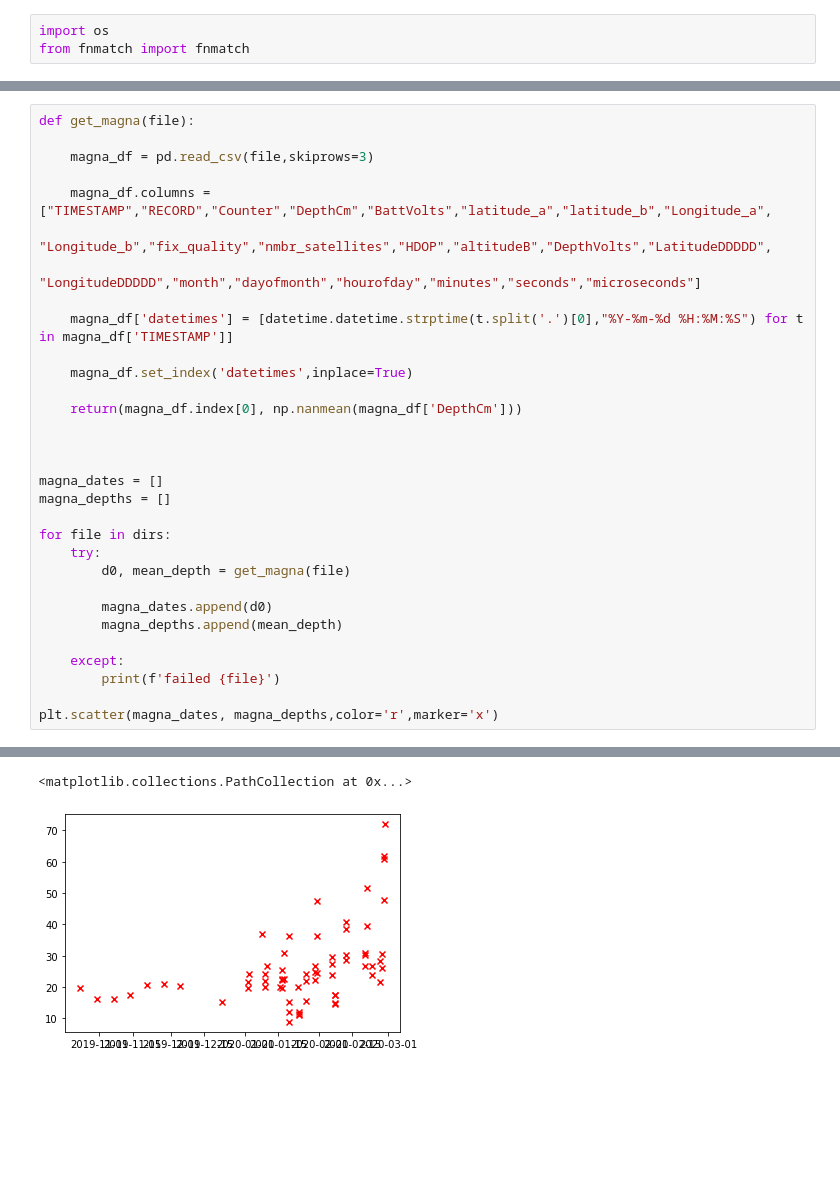
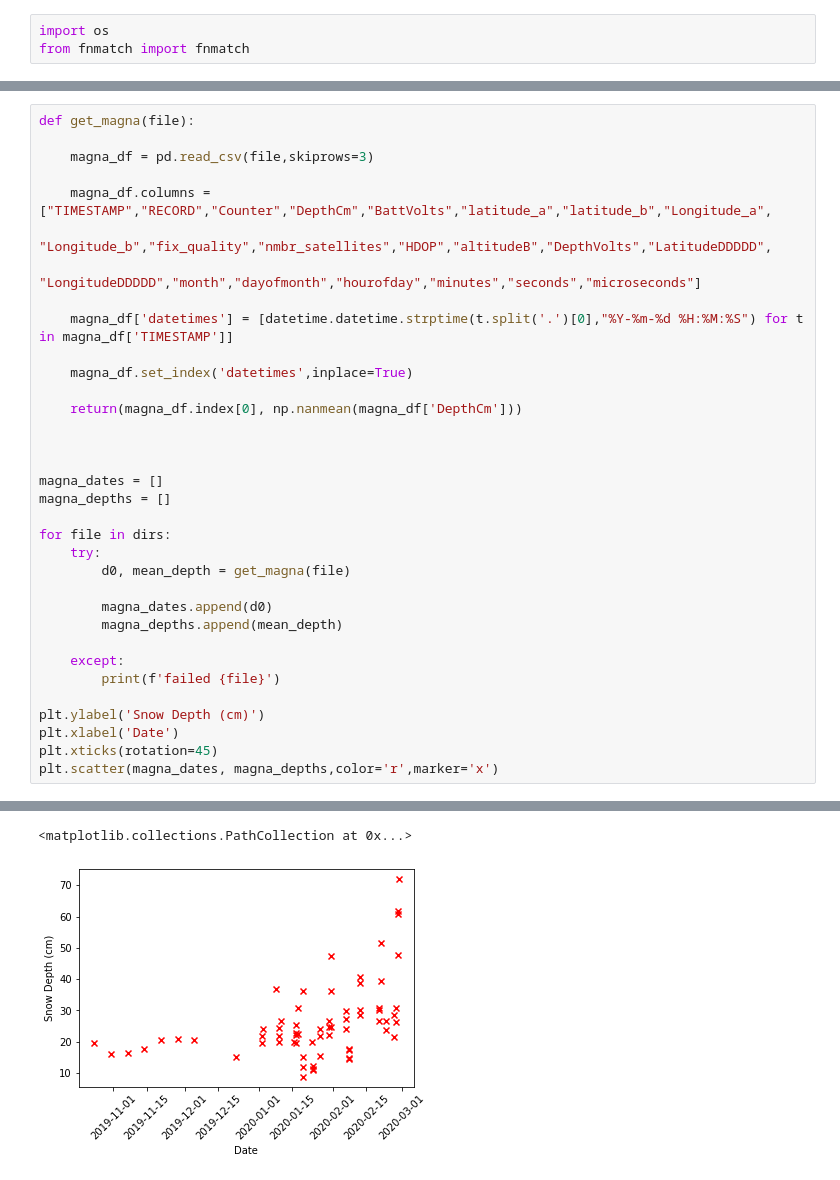
Before and after one commit to robbiemallett/SnowModel_nearest_Polarstern, a Jupyter notebook: compare_SM_to_magna.ipynb, the cells around one changed output, grey strips where cells are left out. Cells and saved outputs as stored; diff of their text form; blank space fills up the shorter version.

```diff
--- a/compare_SM_to_magna.ipynb
+++ b/compare_SM_to_magna.ipynb
@@ -138,34 +147,37 @@ def get_magna(file):
     return(magna_df.index[0], np.nanmean(magna_df['DepthCm']))
 
 
 
 magna_dates = []
 magna_depths = []
 
 for file in dirs:
     try:
         d0, mean_depth = get_magna(file)
 
         magna_dates.append(d0)
         magna_depths.append(mean_depth)
 
     except:
         print(f'failed {file}')
 
+plt.ylabel('Snow Depth (cm)')
+plt.xlabel('Date')
+plt.xticks(rotation=45)
 plt.scatter(magna_dates, magna_depths,color='r',marker='x')
 # %% [output]
 failed /home/robbie/Dropbox/find_mosaic_parcel/raw_data/magnaprobe/PS122-2_20-43/._ANJA_32.dat
 failed /home/robbie/Dropbox/find_mosaic_parcel/raw_data/magnaprobe/PS122-2_19-103/BRUCE01.dat
 failed /home/robbie/Dropbox/find_mosaic_parcel/raw_data/magnaprobe/PS122-2_19-107/._ANJA_27.dat
 failed /home/robbie/Dropbox/find_mosaic_parcel/raw_data/magnaprobe/PS122-2_19-113/._ANJA_29.dat
 failed /home/robbie/Dropbox/find_mosaic_parcel/raw_data/magnaprobe/PS122-2_19-101/BRUCE00.dat
 failed /home/robbie/Dropbox/find_mosaic_parcel/raw_data/magnaprobe/PS122-2_20-95/._ANJA_33_cleanN.dat
 failed /home/robbie/Dropbox/find_mosaic_parcel/raw_data/magnaprobe/PS122-2_19-110/._ANJA_28.dat
 failed /home/robbie/Dropbox/find_mosaic_parcel/raw_data/magnaprobe/PS122-2_19-110/._ANJA_28N.dat
 failed /home/robbie/Dropbox/find_mosaic_parcel/raw_data/magnaprobe/PS122-2_19-110/._ANJA_28S.dat
 failed /home/robbie/Dropbox/find_mosaic_parcel/raw_data/magnaprobe/PS122-3_29-73/ANJA_46_Dimas_edits29022020.dat
 <matplotlib.collections.PathCollection at 0x...>
-[figure, old version]
+[figure, new version]
 # %%
 
 plt.scatter(magna_dates, magna_depths,color='r',marker='x',label='Magna')
```
Also changed, not shown: parts of 4 cells of this notebook.
